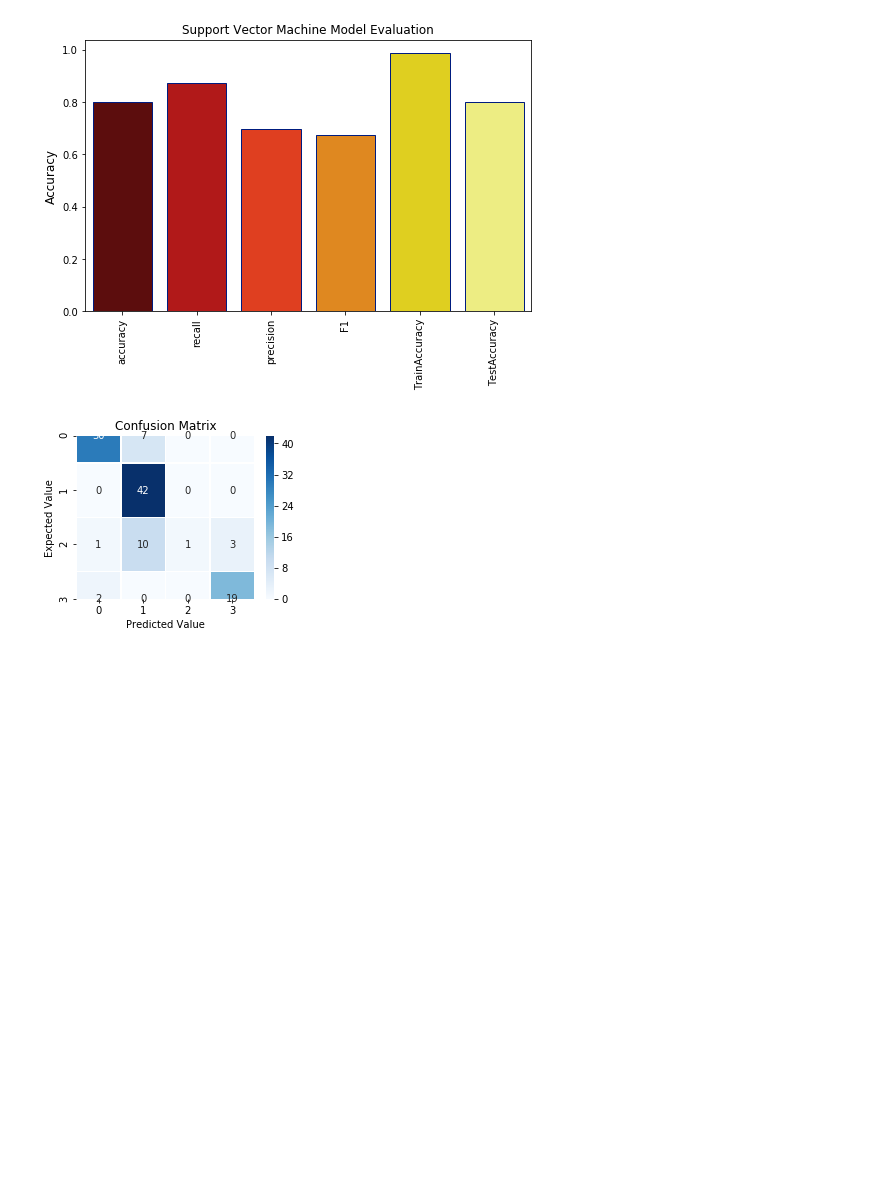
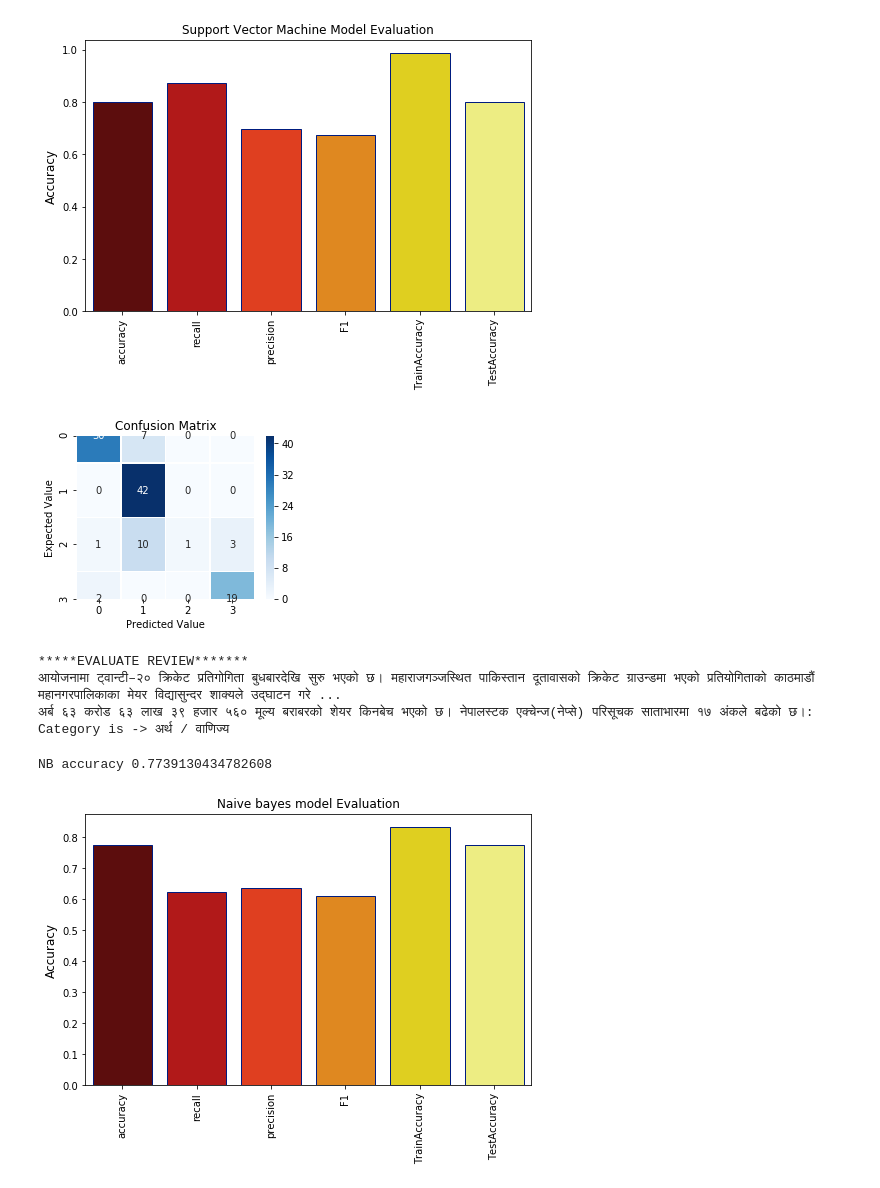
Before and after one commit to sudhankandel/Nepali-Text-classification, a Jupyter notebook: Text Categorization/After_scarping.ipynb, the cells around one changed output. Cells and saved outputs as stored; diff of their text form; code cells hidden in the pictures; blank space fills up the shorter version.

```diff
--- a/Text Categorization/After_scarping.ipynb
+++ b/Text Categorization/After_scarping.ipynb
@@ -162,3 +178,10 @@ plt.title('Confusion Matrix')
 plt.show()
 # %% [output]
 [figure]
+# %%
+
+from sklearn.naive_bayes import MultinomialNB, BernoulliNB
+
+nb_clf = MultinomialNB()
+# %%
+NB=nb_clf.fit(train_vectorized,label_train)
@@ -164,0 +198,30 @@ plt.show()
+# %%
+print_prediction(review, NB)
+# %% [output]
+*****EVALUATE REVIEW*******
+आयोजनामा ट्वान्टी–२० क्रिकेट प्रतिगोगिता बुधबारदेखि सुरु भएको छ। महाराजगञ्जस्थित पाकिस्तान दूतावासको क्रिकेट ग्राउन्डमा भएको प्रतियोगिताको काठमाडौं महानगरपालिकाका मेयर विद्यासुन्दर शाक्यले उद्घाटन गरे ...
+अर्ब ६३ करोड ६३ लाख ३९ हजार ५६० मूल्य बराबरको शेयर किनबेच भएको छ। नेपालस्टक एक्चेन्ज(नेप्से) परिसूचक साताभारमा १७ अंकले बढेको छ।: Category is -> अर्थ / वाणिज्य
+# %%
+predict=NB.predict(test_vectorized)
+NB_acc = NB.score(test_vectorized, label_test)
+print('NB accuracy', NB_acc)
+# %% [output]
+NB accuracy 0.7739130434782608
+# %%
+NBTrainAccuracy=NB.score(train_vectorized,label_train)
+NBTestAccuracy=NB.score(test_vectorized,label_test)
+NBAccuracy=accuracy_score(predict,label_test)
+NBRecall=recall_score(predict,label_test,average = "macro")
+NBPrecision=precision_score(predict,label_test,average = "macro")
+NBF1_score=f1_score(predict,label_test,average = "macro")
+accuracy=[[NBAccuracy,NBRecall,NBPrecision,NBF1_score,NBTrainAccuracy,NBTestAccuracy]]
+df = pd.DataFrame(accuracy,columns = [ 'accuracy','recall','precision','F1','TrainAccuracy','TestAccuracy'])
+# %%
+plt.figure(figsize = (8,5))
+sns.barplot(data=df,palette='hot',edgecolor=sns.color_palette('dark',1))
+plt.xticks(rotation=90)
+plt.title('Naive bayes model Evaluation')
+plt.ylabel('Accuracy',fontsize=12)
+plt.show()
+# %% [output]
+[figure, added]
```
Also changed, not shown: parts of 10 cells of this notebook, 4 other files.
